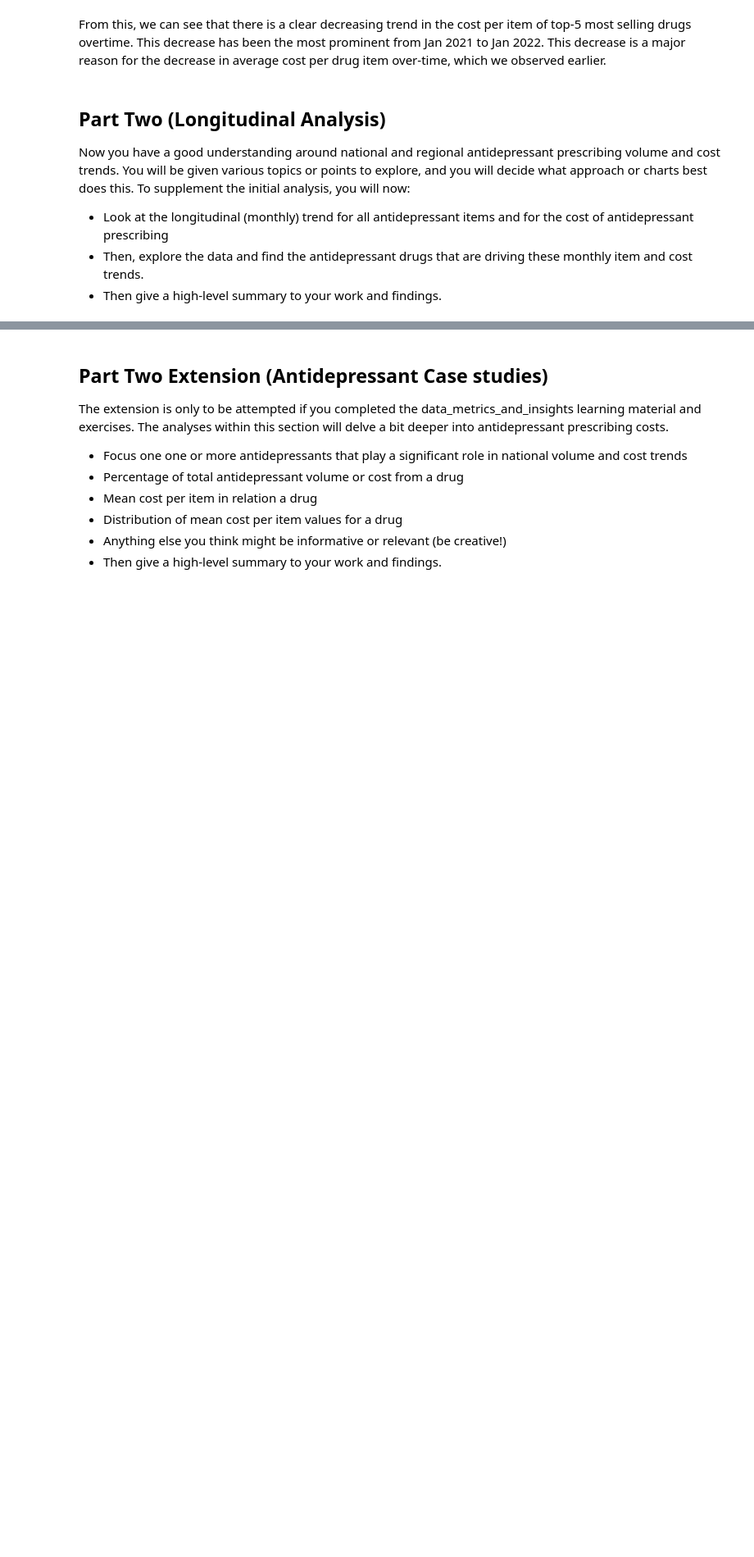
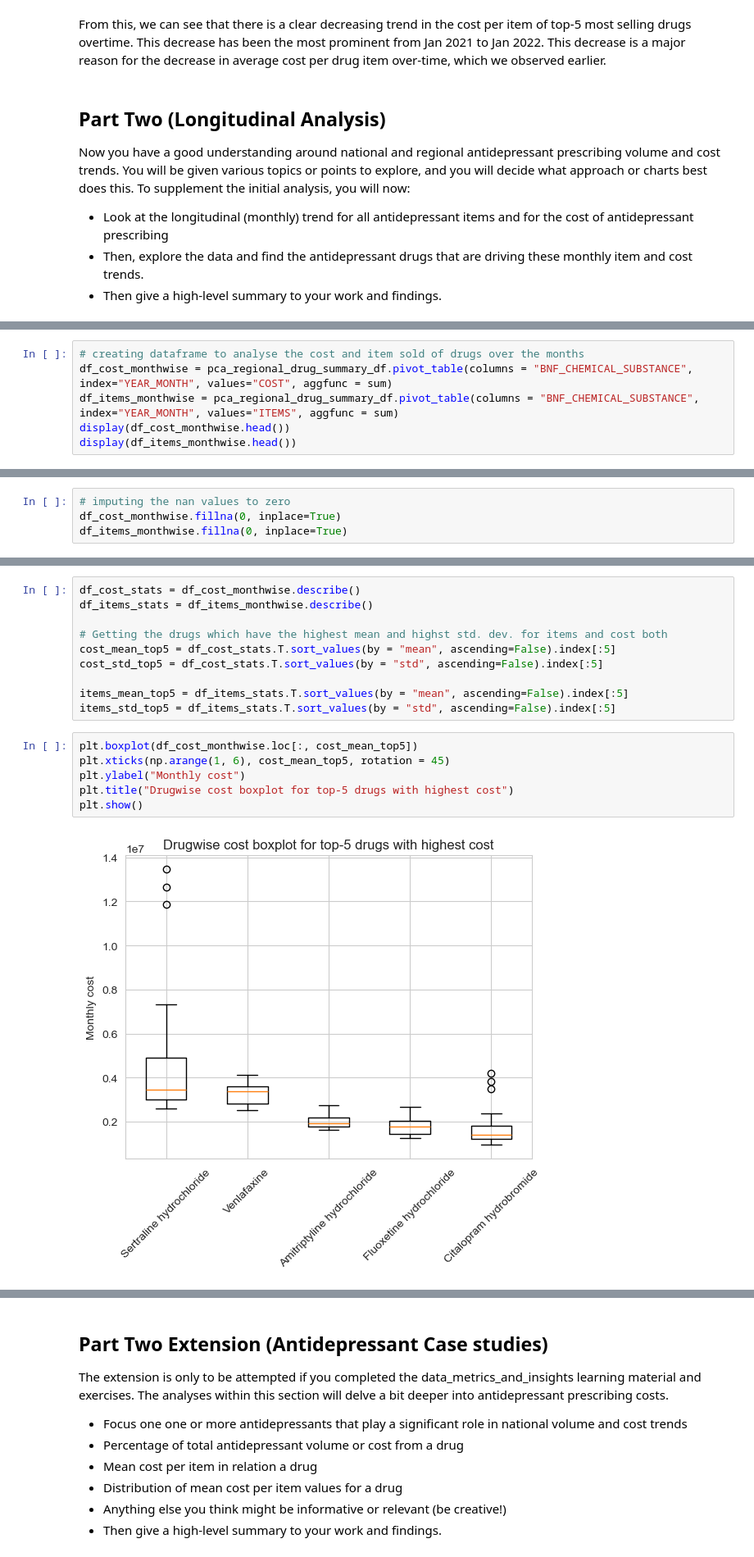
Before and after one commit to anshuman1823/nfs_online_challenge, a Jupyter notebook: Digdata_NHS_python_path.ipynb, the cells around one changed output, grey strips where cells are left out. Shown at 82% size. Saved outputs shown, nothing was run; the diff lists cells and outputs as text; blank space fills up the shorter version.

```diff
--- a/Digdata_NHS_python_path.ipynb
+++ b/Digdata_NHS_python_path.ipynb
@@ -887,0 +897,6 @@ To supplement the initial analysis, you will now:
+# %%
+# creating dataframe to analyse the cost and item sold of drugs over the months
+df_cost_monthwise = pca_regional_drug_summary_df.pivot_table(columns = "BNF_CHEMICAL_SUBSTANCE", index="YEAR_MONTH", values="COST", aggfunc = sum)
+df_items_monthwise = pca_regional_drug_summary_df.pivot_table(columns = "BNF_CHEMICAL_SUBSTANCE", index="YEAR_MONTH", values="ITEMS", aggfunc = sum)
+display(df_cost_monthwise.head())
+display(df_items_monthwise.head())
@@ -887,0 +920,4 @@ To supplement the initial analysis, you will now:
+# %%
+# imputing the nan values to zero
+df_cost_monthwise.fillna(0, inplace=True)
+df_items_monthwise.fillna(0, inplace=True)
@@ -887,0 +938,18 @@ To supplement the initial analysis, you will now:
+# %%
+df_cost_stats = df_cost_monthwise.describe()
+df_items_stats = df_items_monthwise.describe()
+
+# Getting the drugs which have the highest mean and highst std. dev. for items and cost both
+cost_mean_top5 = df_cost_stats.T.sort_values(by = "mean", ascending=False).index[:5]
+cost_std_top5 = df_cost_stats.T.sort_values(by = "std", ascending=False).index[:5]
+
+items_mean_top5 = df_items_stats.T.sort_values(by = "mean", ascending=False).index[:5]
+items_std_top5 = df_items_stats.T.sort_values(by = "std", ascending=False).index[:5]
+# %%
+plt.boxplot(df_cost_monthwise.loc[:, cost_mean_top5])
+plt.xticks(np.arange(1, 6), cost_mean_top5, rotation = 45)
+plt.ylabel("Monthly cost")
+plt.title("Drugwise cost boxplot for top-5 drugs with highest cost")
+plt.show()
+# %% [output]
+[figure, added]
```
Also changed, not shown: parts of 34 cells of this notebook.
